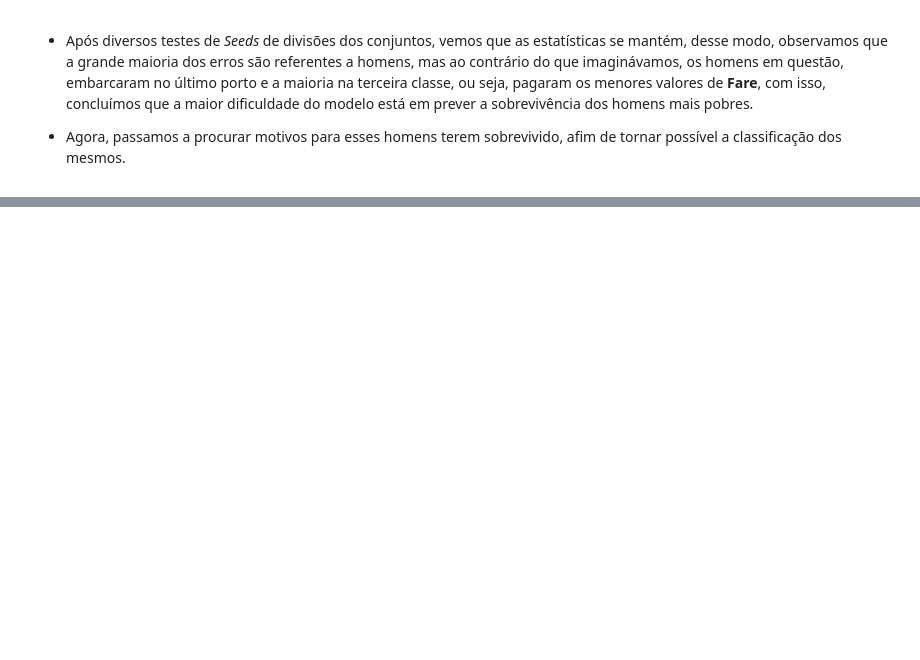
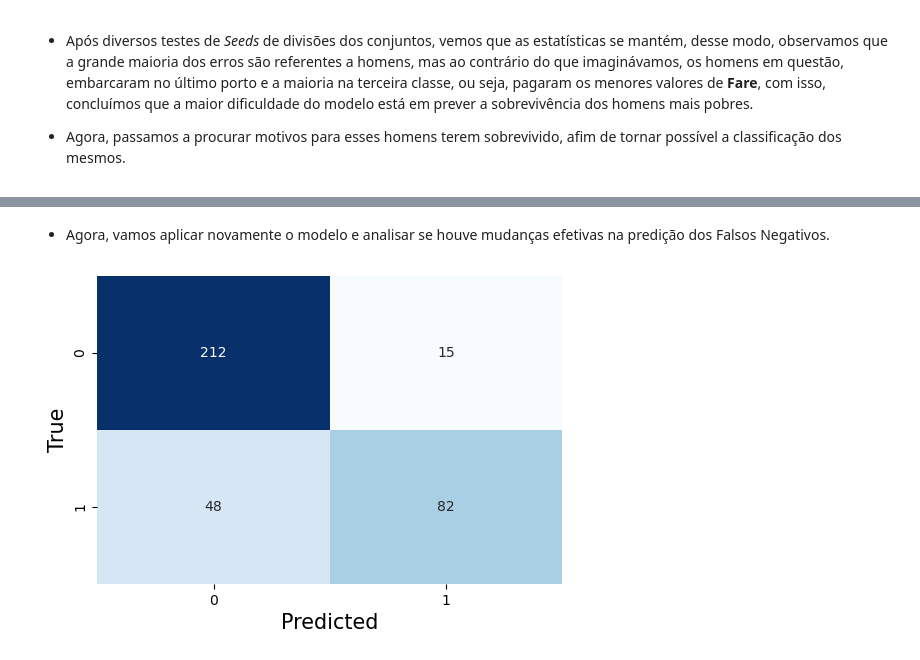
Before and after one commit to Edmurcn/Titanic, a Jupyter notebook: Passo-4.ipynb, the cells around one changed output, grey strips where cells are left out. Cells and saved outputs as stored; diff of their text form; code cells hidden in the pictures; blank space fills up the shorter version.

```diff
--- a/Passo-4.ipynb
+++ b/Passo-4.ipynb
@@ -178,0 +215,24 @@ array=[  7.25     7.925   53.1      8.05    51.8625  21.075   11.1333  16.7
+# %% [markdown]
+- Agora, vamos aplicar novamente o modelo e analisar se houve mudanças efetivas na predição dos Falsos Negativos.
+# %%
+data_train = df_train.to_numpy()
+n_row, n_col = data_train.shape
+X = data_train[:, 1:n_col]
+y = data_train[:,0]
+X_test = df_test.to_numpy()
+# %%
+X_train, X_valid, y_train, y_valid = train_test_split(X, y, test_size=0.4, random_state=5)
+
+model_rf = rf.fit(X_train, y_train)
+
+y_pred = model_rf.predict(X_valid)
+
+cm = confusion_matrix(y_true=y_valid, y_pred=y_pred)
+
+plt.figure(figsize=(6, 4))
+sns.heatmap(cm, annot=True, fmt="d", cmap="Blues", cbar=False)
+plt.xlabel("Predicted", fontsize=15)
+plt.ylabel("True", fontsize=15)
+plt.show()
+# %% [output]
+[figure, added]
```
Also changed, not shown: parts of 13 cells of this notebook.
